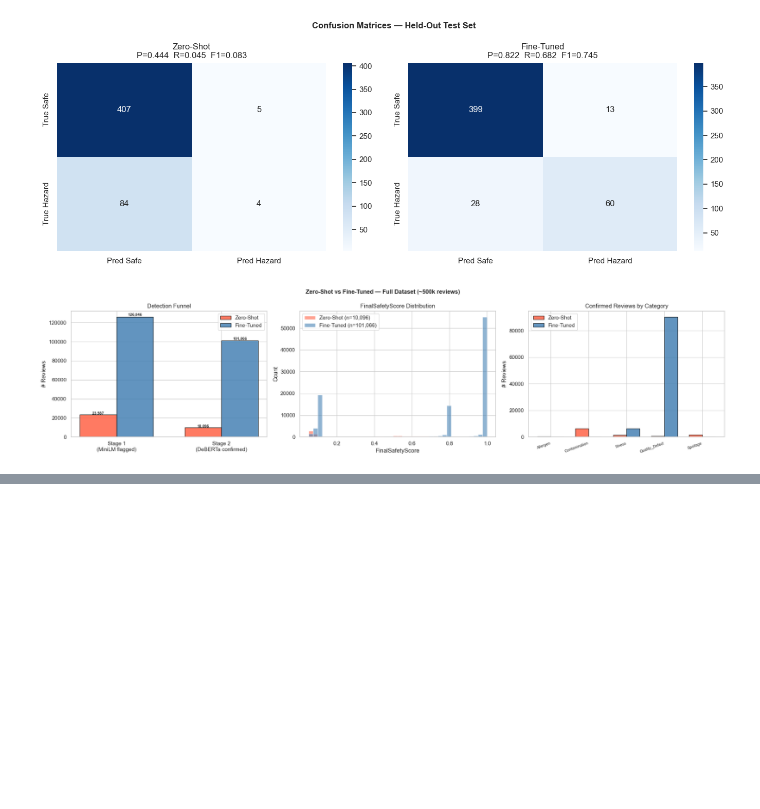
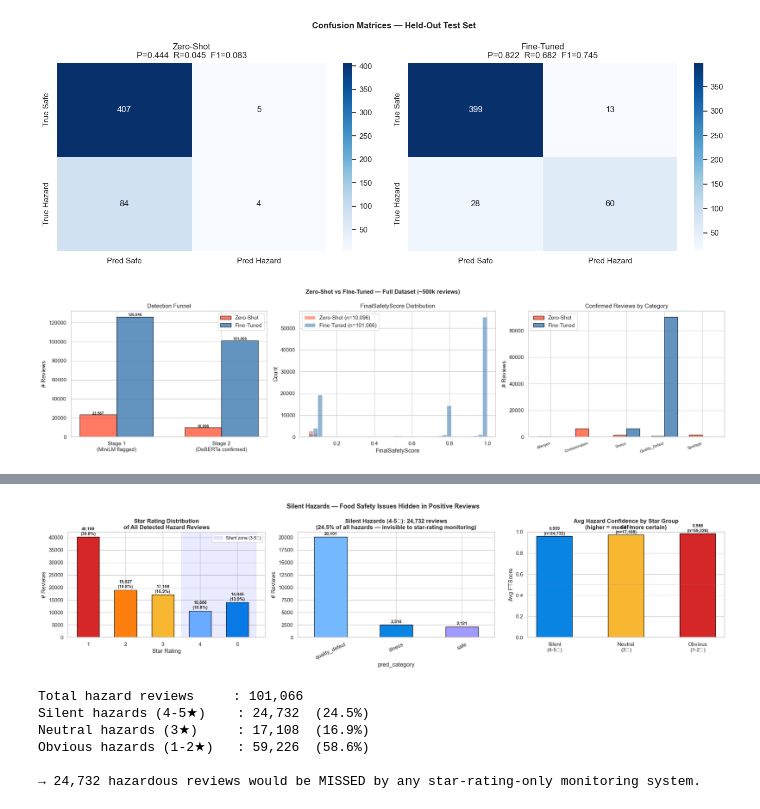
Before and after one commit to clickbytedev/bigdata-amazon-food-review, a Jupyter notebook: food_safety_pipeline_v2.ipynb, the cells around one changed output, grey strips where cells are left out. Cells and saved outputs as stored; diff of their text form; code cells hidden in the pictures; blank space fills up the shorter version.

```diff
--- a/food_safety_pipeline_v2.ipynb
+++ b/food_safety_pipeline_v2.ipynb
@@ -1841,0 +2046,80 @@ plt.show()
+# %%
+# ── Insight: Silent Hazards — High-Star Reviews Flagged as Hazardous ──
+_all_hz  = confirmed_ft.copy()
+_silent  = _all_hz[_all_hz['Score'] >= 4]   # 4-5★ hazard
+_obvious = _all_hz[_all_hz['Score'] <= 2]   # 1-2★ hazard
+
+_STAR_COLORS = {1: '#d62728', 2: '#ff7f0e', 3: '#f7b731', 4: '#74b9ff', 5: '#0984e3'}
+
+fig, axes = plt.subplots(1, 3, figsize=(20, 5))
+fig.suptitle('Silent Hazards — Food Safety Issues Hidden in Positive Reviews',
+             fontweight='bold', fontsize=13)
+
+# Panel 1: Star rating distribution of ALL hazard reviews
+_star_counts = _all_hz['Score'].value_counts().sort_index()
+_bars = axes[0].bar(_star_counts.index.astype(str),
+                    _star_counts.values,
+                    color=[_STAR_COLORS.get(int(s), '#888') for s in _star_counts.index],
+                    edgecolor='black', width=0.6)
+for _b, _cnt in zip(_bars, _star_counts.values):
+    axes[0].text(_b.get_x() + _b.get_width()/2, _b.get_height() + _star_counts.max()*0.01,
+                 f'{_cnt:,}\n({_cnt/len(_all_hz):.1%})',
+                 ha='center', va='bottom', fontsize=9, fontweight='bold')
+axes[0].set_title('Star Rating Distribution\nof All Detected Hazard Reviews', fontweight='bold')
+axes[0].set_xlabel('Star Rating'); axes[0].set_ylabel('# Reviews')
+axes[0].axvspan(2.5, 4.5, alpha=0.08, color='blue', label='Silent zone (3-5★)')
+axes[0].legend(fontsize=9)
+
+# Panel 2: Silent hazards by category
+_silent_cats = _silent['pred_category'].value_counts() if 'pred_category' in _silent.columns else pd.Series()
+if not _silent_cats.empty:
+    _cat_palette = ['#74b9ff','#0984e3','#a29bfe','#fd79a8','#55efc4','#fdcb6e']
+    _silent_cats.plot(kind='bar', ax=axes[1],
+                      color=_cat_palette[:len(_silent_cats)],
+                      edgecolor='black', rot=25)
+    for _p in axes[1].patches:
+        axes[1].text(_p.get_x() + _p.get_width()/2, _p.get_height() + _silent_cats.max()*0.01,
+                     f'{int(_p.get_height()):,}', ha='center', va='bottom', fontsize=9, fontweight='bold')
+axes[1].set_title(f'Silent Hazards (4-5★): {len(_silent):,} reviews\n'
+                  f'({len(_silent)/len(_all_hz):.1%} of all hazards — invisible to star-rating monitoring)',
+                  fontweight='bold')
+axes[1].set_ylabel('# Reviews')
+
+# Panel 3: Avg hazard confidence — silent vs obvious
+_compare = pd.DataFrame({
+    'Group': ['Silent\n(4-5★)', 'Neutral\n(3★)', 'Obvious\n(1-2★)'],
+    'Count': [len(_silent), len(_all_hz[_all_hz['Score']==3]), len(_obvious)],
+    'AvgFTScore': [
+        _silent['FTScore'].mean(),
+        _all_hz[_all_hz['Score']==3]['FTScore'].mean(),
+        _obvious['FTScore'].mean()
+    ]
+})
+_bar_colors = ['#0984e3', '#f7b731', '#d62728']
+_cb = axes[2].bar(_compare['Group'], _compare['AvgFTScore'],
+                  color=_bar_colors, edgecolor='black', width=0.5)
+for _b, (_idx, _row) in zip(_cb, _compare.iterrows()):
+    axes[2].text(_b.get_x() + _b.get_width()/2, _b.get_height() + 0.005,
+                 f'{_row["AvgFTScore"]:.3f}\n(n={_row["Count"]:,})',
+                 ha='center', va='bottom', fontsize=9, fontweight='bold')
+axes[2].set_ylim(0, 1.0)
+axes[2].set_title('Avg Hazard Confidence by Star Group\n(higher = model more certain)', fontweight='bold')
+axes[2].set_ylabel('Avg FTScore')
+axes[2].axhline(0.5, color='gray', linestyle='--', alpha=0.6, linewidth=1)
+
+plt.tight_layout()
+plt.show()
+
+print(f'\nTotal hazard reviews     : {len(_all_hz):,}')
+print(f'Silent hazards (4-5★)    : {len(_silent):,}  ({len(_silent)/len(_all_hz):.1%})')
+print(f'Neutral hazards (3★)     : {len(_all_hz[_all_hz["Score"]==3]):,}  ({len(_all_hz[_all_hz["Score"]==3])/len(_all_hz):.1%})')
+print(f'Obvious hazards (1-2★)   : {len(_obvious):,}  ({len(_obvious)/len(_all_hz):.1%})')
+print(f'\n→ {len(_silent):,} hazardous reviews would be MISSED by any star-rating-only monitoring system.')
+# %% [output]
+[figure, added]
+Total hazard reviews     : 101,066
+Silent hazards (4-5★)    : 24,732  (24.5%)
+Neutral hazards (3★)     : 17,108  (16.9%)
+Obvious hazards (1-2★)   : 59,226  (58.6%)
+
+→ 24,732 hazardous reviews would be MISSED by any star-rating-only monitoring system.
```
Also changed, not shown: parts of 3 cells of this notebook.
